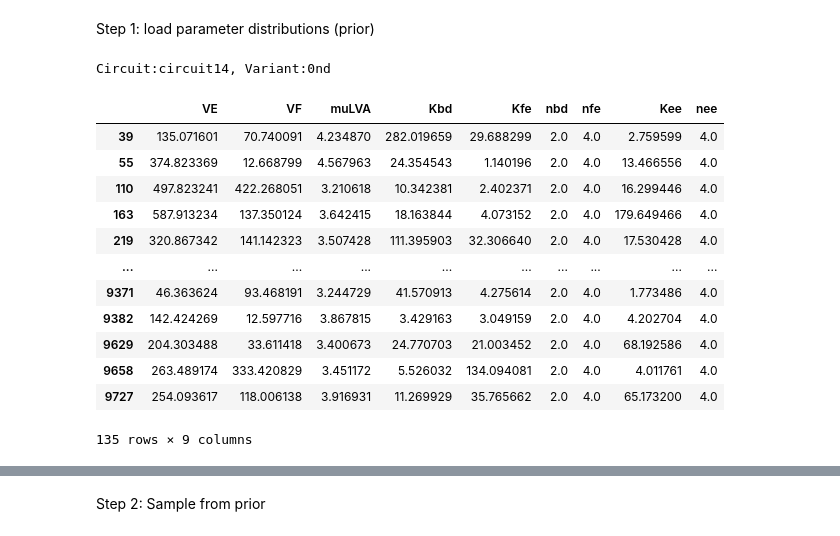
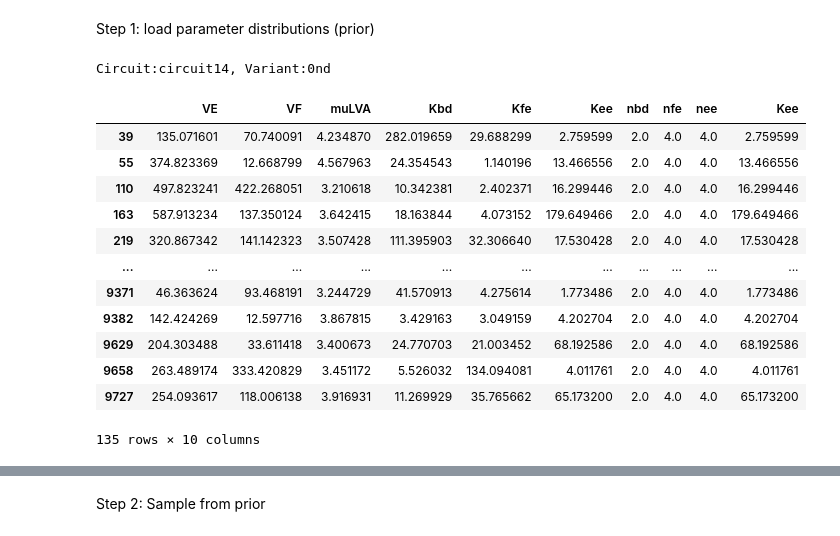
Before and after one commit to martinaoliver/modelling, a Jupyter notebook: 3954/dose_response/Lsf_doseResponse.ipynb, the cells around one changed output, grey strips where cells are left out. Cells and saved outputs as stored; diff of their text form; code cells hidden in the pictures.

```diff
--- a/3954/dose_response/Lsf_doseResponse.ipynb
+++ b/3954/dose_response/Lsf_doseResponse.ipynb
@@ -121,34 +89,34 @@ Step 1: load parameter distributions (prior)
 # %%
 
 # Specify name of circuit and variant investigated
 circuit_n='circuit14'
 variant='0nd'
 # Specifiy number of parameter sets in parameterset file to be loaded
 n_param_sets = 10000
 
 print(f'Circuit:{circuit_n}, Variant:{variant}')
 
 df_full= pkl.load( open(modellingpath + "/3954/paper/input/balanced_parameterfiles/df_%s_variant%s_%rparametersets_balanced.pkl"%(circuit_n,variant,n_param_sets), "rb"))
-df = df_full[['VE','VF','muLVA','Kbd','Kfe','nbd','nfe','Kee','nee']]
+df = df_full[['VE','VF','muLVA','Kbd','Kfe','Kee','nbd','nfe','nee','Kee']]
 df_balanced = df_full[df_full['balance'] == 'Balanced']
-df_balanced = df_balanced[['VE','VF','muLVA','Kbd','Kfe','nbd','nfe','Kee','nee']]
+df_balanced = df_balanced[['VE','VF','muLVA','Kbd','Kfe','Kee','nbd','nfe','nee','Kee']]
 
 df_balanced
 # %% [output]
 Circuit:circuit14, Variant:0nd
-|  | VE | VF | muLVA | Kbd | Kfe | nbd | nfe | Kee | nee |
-| 39 | 135.071601 | 70.740091 | 4.234870 | 282.019659 | 29.688299 | 2.0 | 4.0 | 2.759599 | 4.0 |
-| 55 | 374.823369 | 12.668799 | 4.567963 | 24.354543 | 1.140196 | 2.0 | 4.0 | 13.466556 | 4.0 |
-| 110 | 497.823241 | 422.268051 | 3.210618 | 10.342381 | 2.402371 | 2.0 | 4.0 | 16.299446 | 4.0 |
-| 163 | 587.913234 | 137.350124 | 3.642415 | 18.163844 | 4.073152 | 2.0 | 4.0 | 179.649466 | 4.0 |
-| 219 | 320.867342 | 141.142323 | 3.507428 | 111.395903 | 32.306640 | 2.0 | 4.0 | 17.530428 | 4.0 |
-| ... | ... | ... | ... | ... | ... | ... | ... | ... | ... |
-| 9371 | 46.363624 | 93.468191 | 3.244729 | 41.570913 | 4.275614 | 2.0 | 4.0 | 1.773486 | 4.0 |
-| 9382 | 142.424269 | 12.597716 | 3.867815 | 3.429163 | 3.049159 | 2.0 | 4.0 | 4.202704 | 4.0 |
-| 9629 | 204.303488 | 33.611418 | 3.400673 | 24.770703 | 21.003452 | 2.0 | 4.0 | 68.192586 | 4.0 |
-| 9658 | 263.489174 | 333.420829 | 3.451172 | 5.526032 | 134.094081 | 2.0 | 4.0 | 4.011761 | 4.0 |
-| 9727 | 254.093617 | 118.006138 | 3.916931 | 11.269929 | 35.765662 | 2.0 | 4.0 | 65.173200 | 4.0 |
+|  | VE | VF | muLVA | Kbd | Kfe | Kee | nbd | nfe | nee | Kee |
+| 39 | 135.071601 | 70.740091 | 4.234870 | 282.019659 | 29.688299 | 2.759599 | 2.0 | 4.0 | 4.0 | 2.759599 |
+| 55 | 374.823369 | 12.668799 | 4.567963 | 24.354543 | 1.140196 | 13.466556 | 2.0 | 4.0 | 4.0 | 13.466556 |
+| 110 | 497.823241 | 422.268051 | 3.210618 | 10.342381 | 2.402371 | 16.299446 | 2.0 | 4.0 | 4.0 | 16.299446 |
+| 163 | 587.913234 | 137.350124 | 3.642415 | 18.163844 | 4.073152 | 179.649466 | 2.0 | 4.0 | 4.0 | 179.649466 |
+| 219 | 320.867342 | 141.142323 | 3.507428 | 111.395903 | 32.306640 | 17.530428 | 2.0 | 4.0 | 4.0 | 17.530428 |
+| ... | ... | ... | ... | ... | ... | ... | ... | ... | ... | ... |
+| 9371 | 46.363624 | 93.468191 | 3.244729 | 41.570913 | 4.275614 | 1.773486 | 2.0 | 4.0 | 4.0 | 1.773486 |
+| 9382 | 142.424269 | 12.597716 | 3.867815 | 3.429163 | 3.049159 | 4.202704 | 2.0 | 4.0 | 4.0 | 4.202704 |
+| 9629 | 204.303488 | 33.611418 | 3.400673 | 24.770703 | 21.003452 | 68.192586 | 2.0 | 4.0 | 4.0 | 68.192586 |
+| 9658 | 263.489174 | 333.420829 | 3.451172 | 5.526032 | 134.094081 | 4.011761 | 2.0 | 4.0 | 4.0 | 4.011761 |
+| 9727 | 254.093617 | 118.006138 | 3.916931 | 11.269929 | 35.765662 | 65.173200 | 2.0 | 4.0 | 4.0 | 65.173200 |
-135 rows × 9 columns
+135 rows × 10 columns
 # %%
 subcircuit = lambda x: subcircuit1_circuit14(x)
 
```
Also changed, not shown: parts of 9 cells of this notebook, 4 other files.
